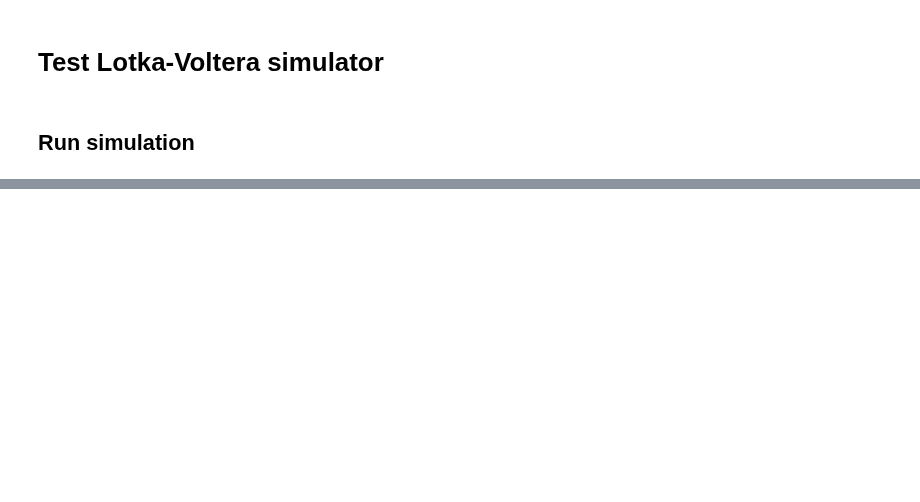
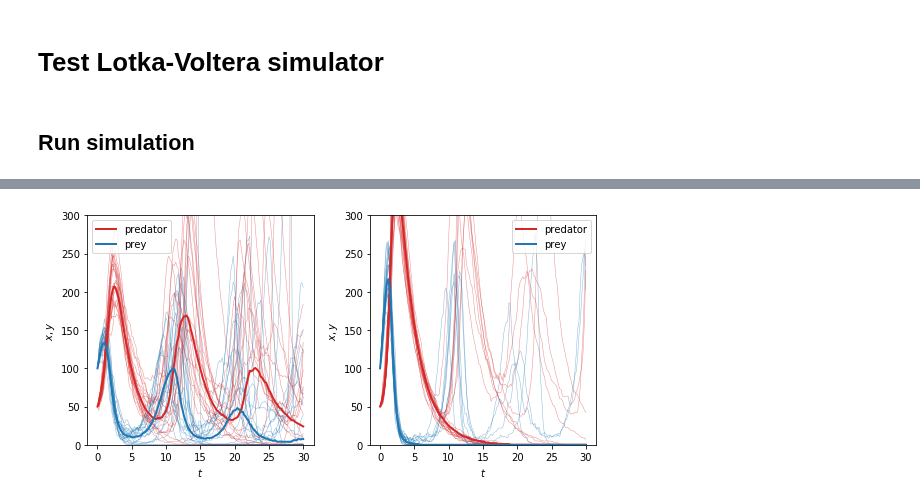
Before and after one commit to johannbrehmer/goldmine, a Jupyter notebook: goldmine/notebooks/lotka_volterra/simulator.ipynb, the cells around one changed output, grey strips where cells are left out. Saved outputs shown, nothing was run; the diff lists cells and outputs as text; code cells hidden in the pictures; blank space fills up the shorter version.

```diff
--- a/goldmine/notebooks/lotka_volterra/simulator.ipynb
+++ b/goldmine/notebooks/lotka_volterra/simulator.ipynb
@@ -25,0 +58,24 @@ x2, histories2 = simulator.rvs(theta2, 100, return_histories=True)
+# %%
+fig = plt.figure(figsize=(8,4))
+
+for panel, (histories, mean_history) in enumerate(zip([histories0, histories1],
+                                                    [mean_histories0, mean_histories1])):
+
+    ax = plt.subplot(1,2,panel+1)
+
+    for history in histories[:20]:
+        plt.plot(t, history[:,0], c='C3', alpha=0.5, lw=0.5, ls='-')
+        plt.plot(t, history[:,1], c='C0', alpha=0.5, lw=0.5, ls='-')
+    plt.plot(t, mean_history[:,0], c='C3', lw=2., ls='-', label='predator')
+    plt.plot(t, mean_history[:,1], c='C0', lw=2., ls='-', label='prey')
+
+    plt.legend()
+
+    plt.xlabel(r'$t$')
+    plt.ylabel(r'$x, y$')
+    plt.ylim(0,300)
+
+plt.tight_layout()
+plt.show()
+# %% [output]
+[figure, added]
```
Also changed, not shown: parts of 9 cells of this notebook, 2 other files.
